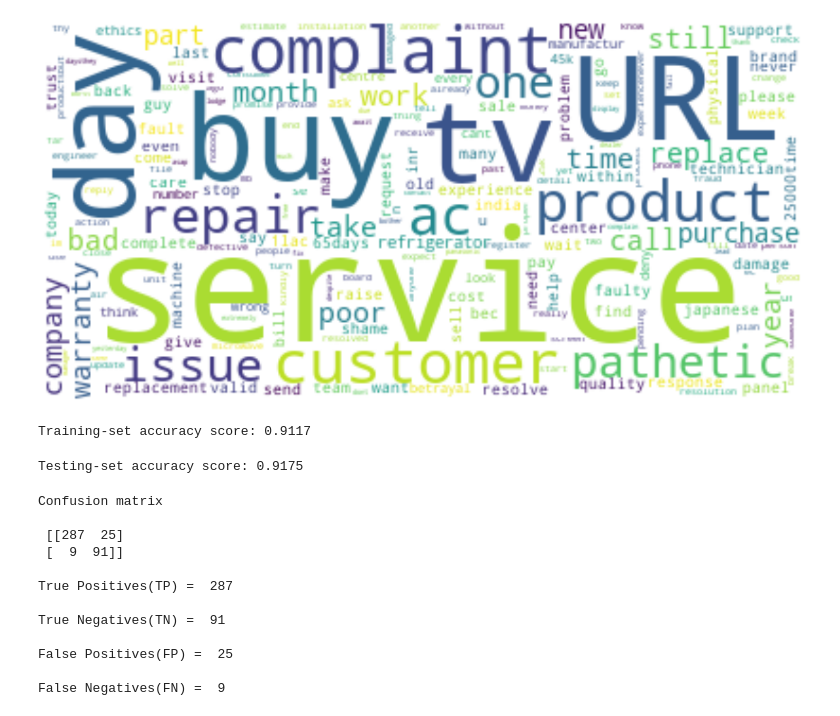
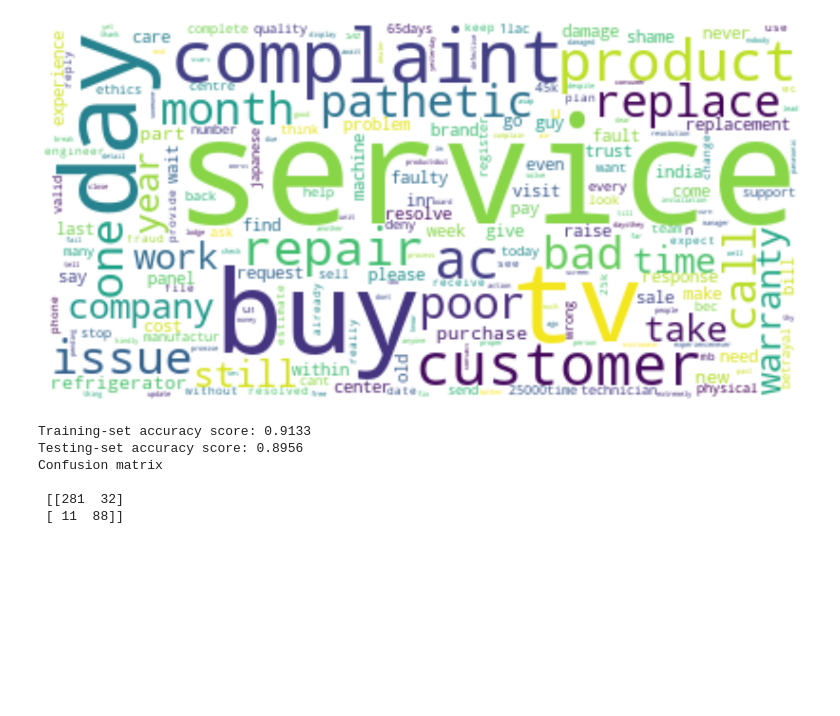
Before and after one commit to simran3-t/brand_ml, a Jupyter notebook: eda.ipynb, the cells around one changed output. Cells and saved outputs as stored; diff of their text form; code cells hidden in the pictures; blank space fills up the shorter version.

```diff
--- a/eda.ipynb
+++ b/eda.ipynb
@@ -15,7 +15,8 @@ True
 #!pip install wordcloud
 # %%
 def read_file():
-    df = pd.read_csv('/home/simran.tyagi/Downloads/panasonic_v1_.csv')
+    df = pd.read_csv(
+        '/home/gaurav.gupta/projects/PoCs/brandMention/brand_datasets/ds_complaints/panasonic_v1_g.csv')
     df = df[['text', 'Complaint']]
     return df
     #df.head(2)
@@ -184,24 +178,26 @@ Remove punctuation  46119        5019
 # %%
 #Importing Libraries
 from wordcloud import WordCloud
 import matplotlib.pyplot as plt
 %matplotlib inline
 
 plt.figure(figsize=(20, 16))
 # corpus = " ".join(list(df['text']))
 corpus = " ".join(list(df[df['Complaint'] == 1]['text']))
 
 word_cloud = WordCloud(collocations=False, background_color='white').generate(
-    corpus.replace('HASHTAG', '').replace('HANDLE', ''))
+    corpus.replace('HASHTAG', '').replace('HANDLE', '').replace('URL', ''))
 
 plt.imshow(word_cloud, interpolation='bilinear')
 plt.axis("off")
 plt.show()
 # %% [output]
-[figure, old version]
+[figure, new version]
 # %%
 from sklearn.model_selection import train_test_split
 from sklearn.feature_extraction.text import TfidfVectorizer
+from sklearn.metrics import confusion_matrix, accuracy_score
+from sklearn.naive_bayes import BernoulliNB
 
 '''
 2.  Vectorize the text using Tfidfvectorizer  [DONE]
@@ -215,7 +211,23 @@ tfidf_wm = tfidf.fit_transform(df['text']).toarray() #2
 x_train, x_test, y_train, y_test = train_test_split(tfidf_wm, df['Complaint']) #1
 
 # train model and print validation score.
+model = BernoulliNB().fit(x_train, y_train)
+pred_train = model.predict(x_train)
+acc_score_train = accuracy_score(y_train, pred_train)
+print('Training-set accuracy score: {0:0.4f}'. format(acc_score_train))
 
 # evaluate on test data and print testing score.
+pred_test = model.predict(x_test)
+acc_score_test = accuracy_score(y_test, pred_test)
+print('Testing-set accuracy score: {0:0.4f}'. format(acc_score_test))
 
 # print confusion matrix.
+c_matrix = confusion_matrix(y_test, pred_test)
+print('Confusion matrix\n\n', c_matrix)
+# %% [output]
+Training-set accuracy score: 0.9133
+Testing-set accuracy score: 0.8956
+Confusion matrix
+
+ [[281  32]
+ [ 11  88]]
@@ -226,36 +233,0 @@ model = BernoulliNB().fit(x_train, y_train)
-# %%
-pred_train = model.predict(x_train)
-acc_score_train = accuracy_score(y_train, pred_train)
-print('Training-set accuracy score: {0:0.4f}'. format(acc_score_train))
-# %% [output]
-Training-set accuracy score: 0.9117
-# %%
-pred_test = model.predict(x_test)
-acc_score_test = accuracy_score(y_test, pred_test)
-print('Testing-set accuracy score: {0:0.4f}'. format(acc_score_test))
-# %% [output]
-Testing-set accuracy score: 0.9175
-# %%
-c_matrix = confusion_matrix(y_test, pred_test)
-print('Confusion matrix\n\n', c_matrix)
-
-print('\nTrue Positives(TP) = ', c_matrix[0,0])
-
-print('\nTrue Negatives(TN) = ', c_matrix[1,1])
-
-print('\nFalse Positives(FP) = ', c_matrix[0,1])
-
-print('\nFalse Negatives(FN) = ', c_matrix[1,0])
-# %% [output]
-Confusion matrix
-
- [[287  25]
- [  9  91]]
-
-True Positives(TP) =  287
-
-True Negatives(TN) =  91
-
-False Positives(FP) =  25
-
-False Negatives(FN) =  9
```
Also changed, not shown: parts of 4 cells of this notebook, 6 other files.
